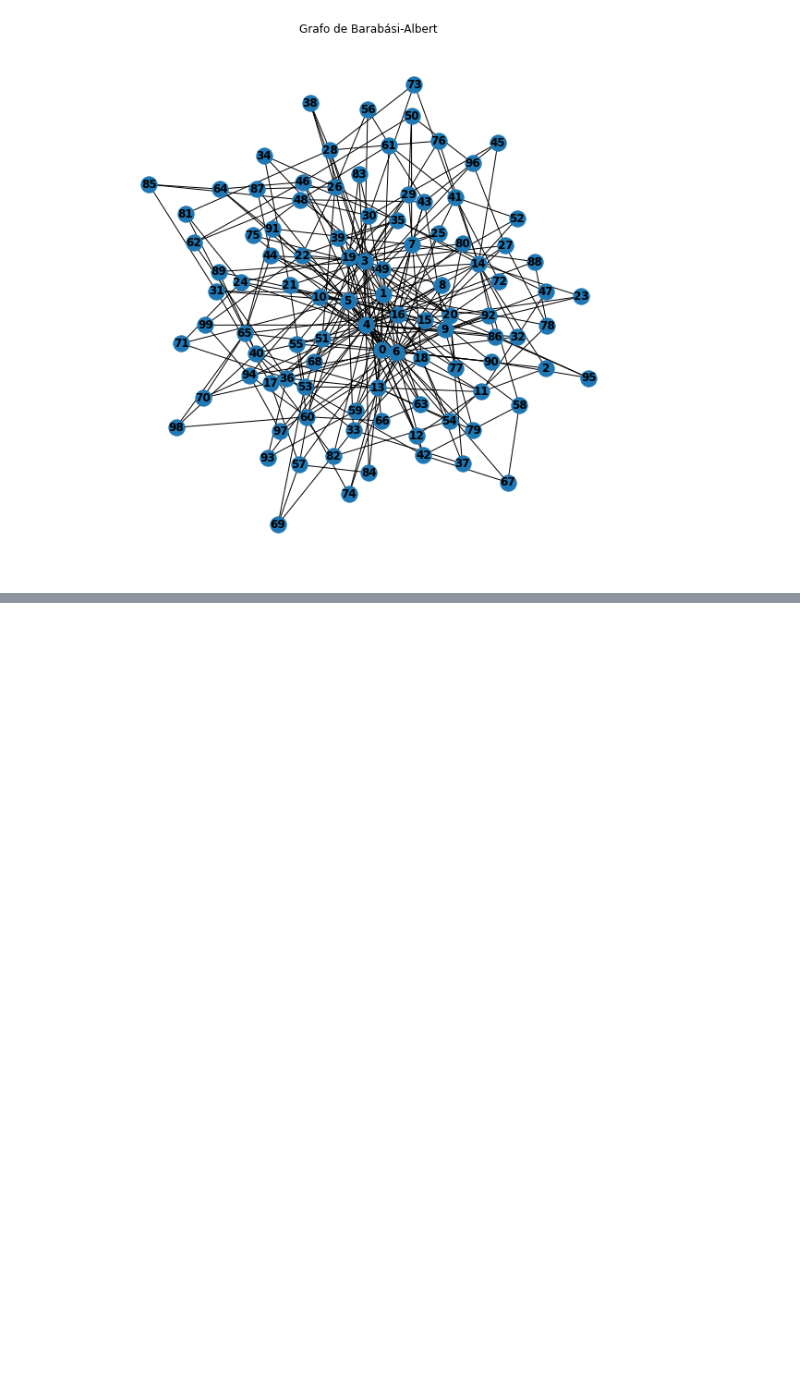
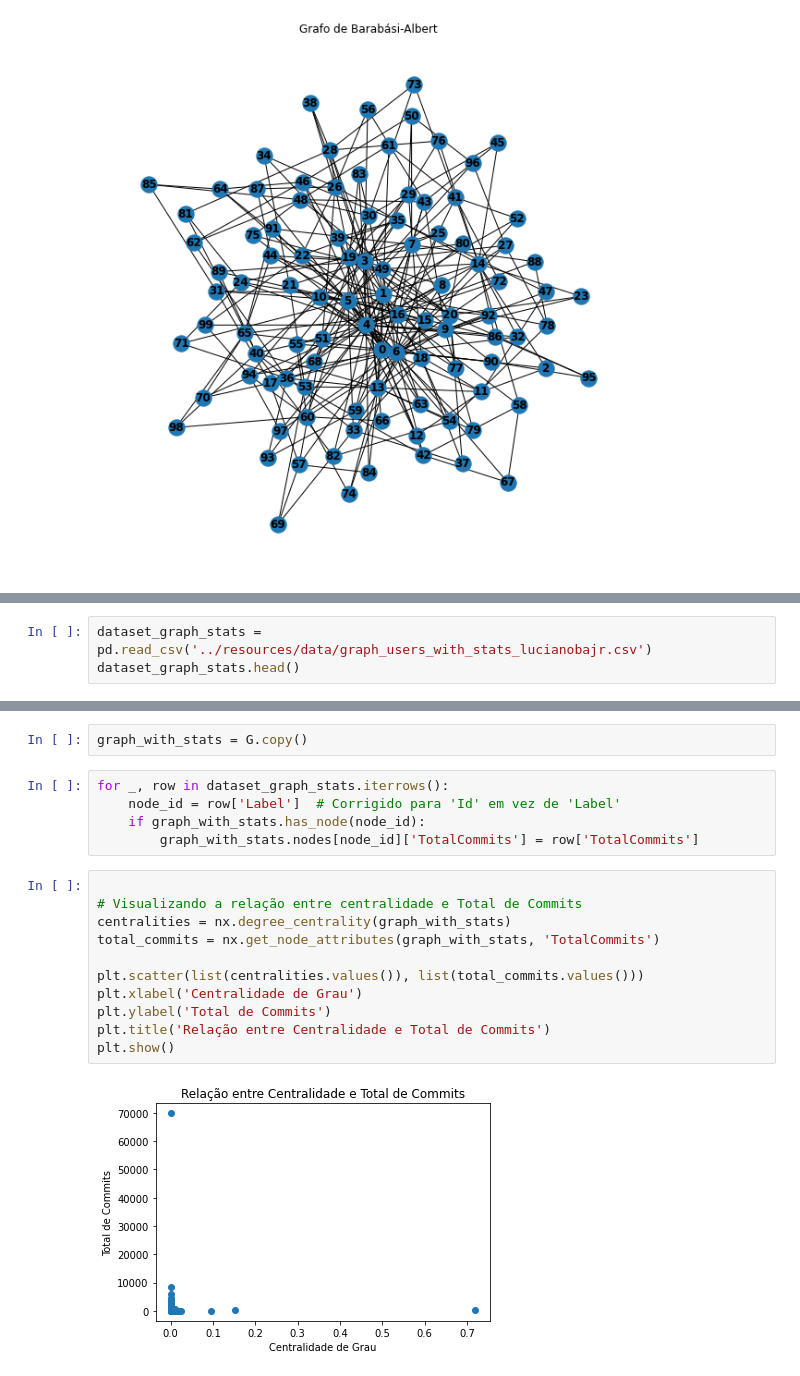
Before and after one commit to lucianobajr/github-complex-networks, a Jupyter notebook: analysis/simple-networks-person-github-analysis.ipynb, the cells around one changed output, grey strips where cells are left out. Saved outputs shown, nothing was run; the diff lists cells and outputs as text; blank space fills up the shorter version.

```diff
--- a/analysis/simple-networks-person-github-analysis.ipynb
+++ b/analysis/simple-networks-person-github-analysis.ipynb
@@ -723,0 +751,3 @@ Note that using FancyArrowPatches may be slow for large graphs.
+# %%
+dataset_graph_stats = pd.read_csv('../resources/data/graph_users_with_stats_lucianobajr.csv')
+dataset_graph_stats.head()
@@ -723,0 +761,20 @@ Note that using FancyArrowPatches may be slow for large graphs.
+# %%
+graph_with_stats = G.copy()
+# %%
+for _, row in dataset_graph_stats.iterrows():
+    node_id = row['Label']  # Corrigido para 'Id' em vez de 'Label'
+    if graph_with_stats.has_node(node_id):
+        graph_with_stats.nodes[node_id]['TotalCommits'] = row['TotalCommits']
+# %%
+
+# Visualizando a relação entre centralidade e Total de Commits
+centralities = nx.degree_centrality(graph_with_stats)
+total_commits = nx.get_node_attributes(graph_with_stats, 'TotalCommits')
+
+plt.scatter(list(centralities.values()), list(total_commits.values()))
+plt.xlabel('Centralidade de Grau')
+plt.ylabel('Total de Commits')
+plt.title('Relação entre Centralidade e Total de Commits')
+plt.show()
+# %% [output]
+[figure, added]
```
Also changed, not shown: parts of 9 cells of this notebook.
